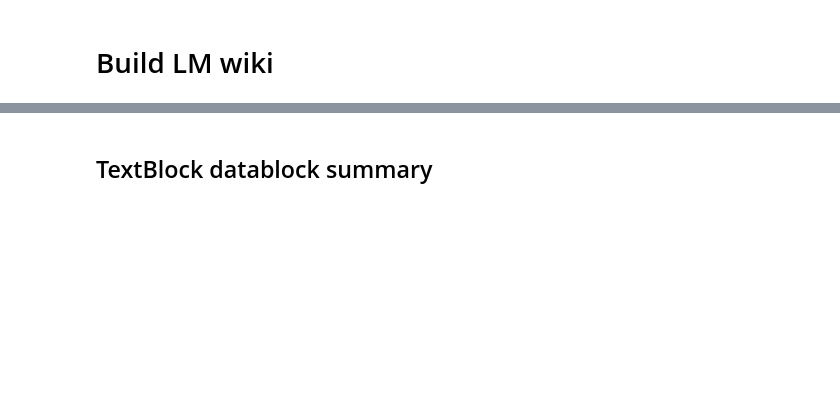
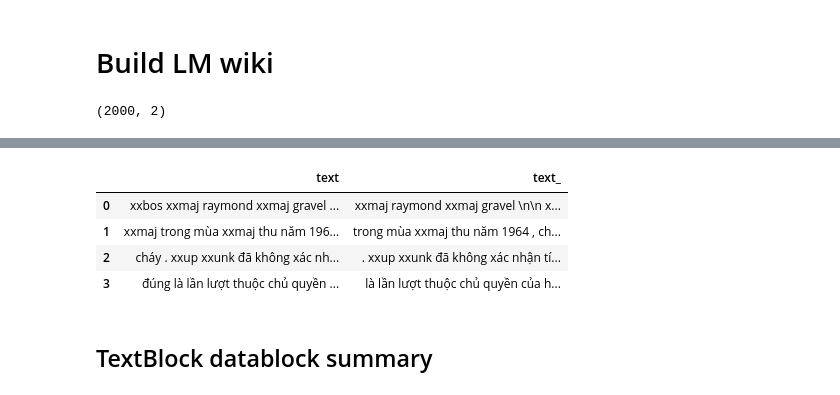
Before and after one commit to anhquan0412/nlp_practice, a Jupyter notebook: fastai2_nlp/fastai2_vnmese_lm.ipynb, the cells around one changed output, grey strips where cells are left out. Cells and saved outputs as stored; diff of their text form; code cells hidden in the pictures; blank space fills up the shorter version.

```diff
--- a/fastai2_nlp/fastai2_vnmese_lm.ipynb
+++ b/fastai2_nlp/fastai2_vnmese_lm.ipynb
@@ -3,5 +3,5 @@ from fastai2.text.all import *
 # %%
-path = Path('/home/quantran/.fastai/data/viwiki')
+path = Path('/home/quan/.fastai/data/viwiki')
 # %%
 path
 # %% [output]
@@ -72,6 +75,10 @@ result_df.tail()
 # %%
 # result_df = pd.read_csv(path/'alltext.csv',encoding='utf-8')
 result_df = pd.read_csv(path/'alltext.csv',encoding='utf-8',nrows=2000)
+# %%
+result_df.shape
+# %% [output]
+(2000, 2)
 # %%
 vnmese_lm = DataBlock(blocks=TextBlock.from_df('text', is_lm=True),
                     get_x=ColReader('text'),
@@ -86,5 +92,13 @@ dls = vnmese_lm.dataloaders(result_df, bs=bs, seq_len=72)
 # %% [output]
 [interactive output not drawn]
+# %%
+dls.show_batch(max_n=4)
+# %% [output]
+|  | text | text_ |
+| 0 | xxbos xxmaj raymond xxmaj gravel ... | xxmaj raymond xxmaj gravel \n\n x... |
+| 1 | xxmaj trong mùa xxmaj thu năm 196... | trong mùa xxmaj thu năm 1964 , ch... |
+| 2 | cháy . xxup xxunk đã không xác nh... | . xxup xxunk đã không xác nhận tí... |
+| 3 | đúng là lần lượt thuộc chủ quyền ... | là lần lượt thuộc chủ quyền của h... |
 # %% [markdown]
 ## TextBlock datablock summary
 # %%
```
Also changed, not shown: parts of 28 cells of this notebook, 1 other file.
